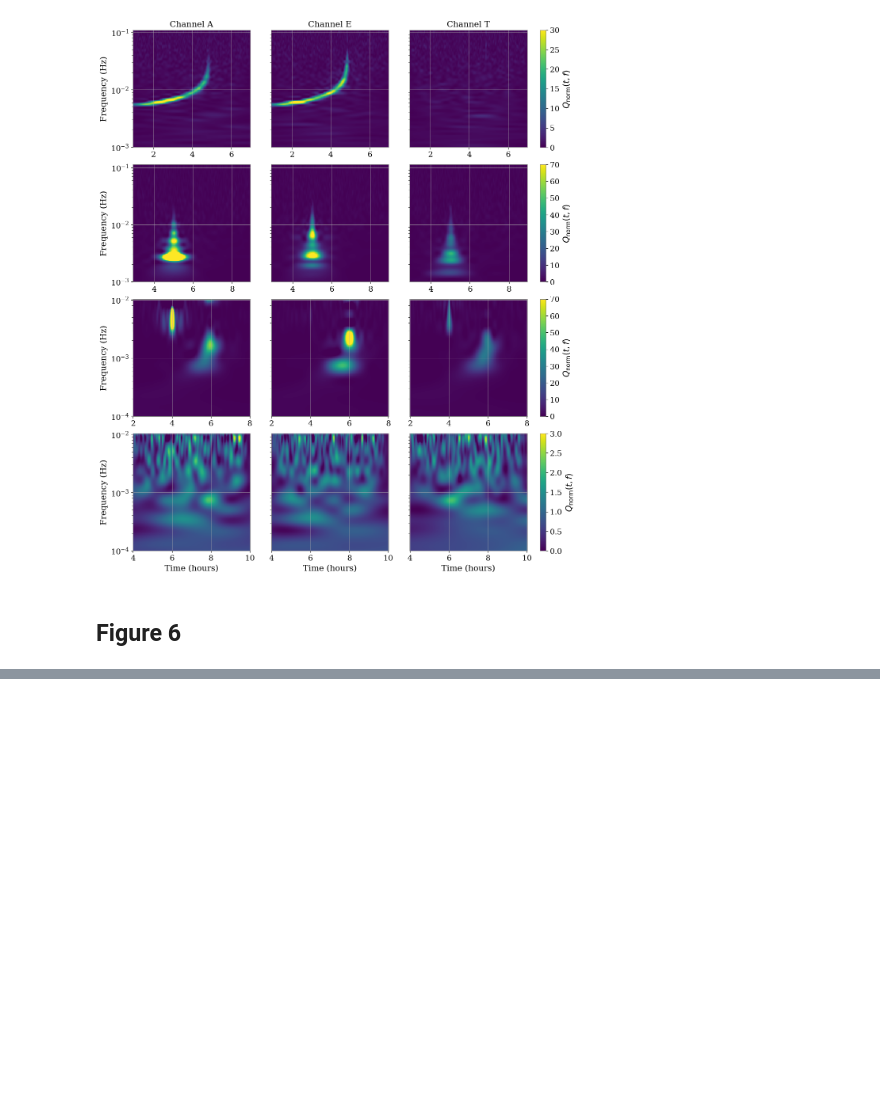
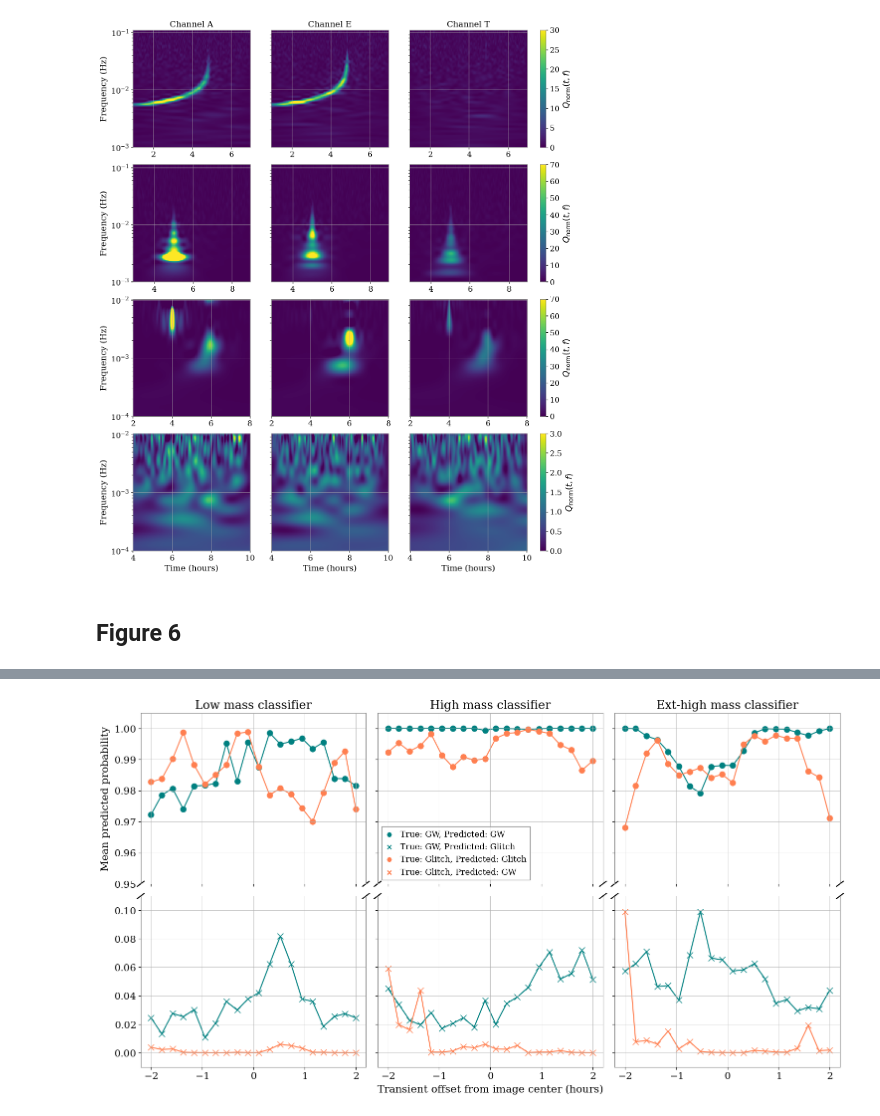
Before and after one commit to AryamannRao/LISAGlitchSignalClassifier, a Jupyter notebook: src/notebooks/figure_generator.ipynb, the cells around one changed output, grey strips where cells are left out. Cells and saved outputs as stored; diff of their text form; code cells hidden in the pictures; blank space fills up the shorter version.

Commit message:
Implemented time centering inference

```diff
--- a/src/notebooks/figure_generator.ipynb
+++ b/src/notebooks/figure_generator.ipynb
@@ -394,0 +415,80 @@ plt.show()
+# %%
+fig = plt.figure(figsize=(15, 8), constrained_layout=True)
+
+categories = ['low_mass', 'high_mass', 'ext_high_mass']
+titles = ['Low mass classifier', 'High mass classifier', 'Ext-high mass classifier']
+
+# create 2 rows × 3 columns (top + bottom for each)
+gs = fig.add_gridspec(2, 3, height_ratios=[1, 1])
+
+axes_top = []
+axes_bot = []
+
+for i in range(3):
+    if i == 0:
+        axes_top.append(fig.add_subplot(gs[0, i]))
+        axes_bot.append(fig.add_subplot(gs[1, i], sharex=axes_top[i]))
+    else:
+        axes_top.append(fig.add_subplot(gs[0, i], sharey=axes_top[0]))
+        axes_bot.append(fig.add_subplot(gs[1, i], sharex=axes_top[i], sharey=axes_bot[0]))
+
+for i in range(1, 3):
+    axes_top[i].tick_params(labelleft=False)
+    axes_bot[i].tick_params(labelleft=False)
+
+for i, category in enumerate(categories):
+    save_dir = INFERENCE_DATASETS / 'timecen_datasets' / category
+    results = np.load(save_dir / 'inference_results.npz')
+
+    times = results['times'] / 3600
+    gw_acc = results['gw_acc']
+    glitch_acc = results['glitch_acc']
+
+    # plot on BOTH axes
+    s = 8
+    for ax in [axes_top[i], axes_bot[i]]:
+        ax.plot(times, gw_acc[:,0], marker='o', markersize=s, color='teal')
+        ax.plot(times, gw_acc[:,1], marker='x', markersize=s, color='teal')
+        ax.plot(times, glitch_acc[:,1], marker='o', markersize=s, color='coral')
+        ax.plot(times, glitch_acc[:,0], marker='x', markersize=s, color='coral')
+
+    # set limits
+    axes_top[i].set_ylim(0.95, 1.005)
+    axes_bot[i].set_ylim(-0.01, 0.11)
+
+    # titles / labels
+    axes_top[i].set_title(titles[i])
+
+    # remove middle spines
+    axes_top[i].spines['bottom'].set_visible(False)
+    axes_bot[i].spines['top'].set_visible(False)
+
+    axes_top[i].tick_params(labelbottom=False)
+    axes_bot[i].xaxis.tick_bottom()
+
+    # diagonal break marks
+    d = 0.015
+    kwargs = dict(transform=axes_top[i].transAxes, color='k', clip_on=False)
+    axes_top[i].plot((-d, +d), (-d, +d), **kwargs)
+    axes_top[i].plot((1-d, 1+d), (-d, +d), **kwargs)
+
+    kwargs.update(transform=axes_bot[i].transAxes)
+    axes_bot[i].plot((-d, +d), (1-d, 1+d), **kwargs)
+    axes_bot[i].plot((1-d, 1+d), (1-d, 1+d), **kwargs)
+
+# y-label only once
+axes_top[0].set_ylabel('Mean predicted probability')
+axes_bot[1].set_xlabel('Transient offset from image center (hours)')
+
+# legend (only once)
+axes_top[1].scatter([], [], marker='o', color='teal', label='True: GW, Predicted: GW')
+axes_top[1].scatter([], [], marker='x', color='teal', label='True: GW, Predicted: Glitch')
+axes_top[1].scatter([], [], marker='o', color='coral', label='True: Glitch, Predicted: Glitch')
+axes_top[1].scatter([], [], marker='x', color='coral', label='True: Glitch, Predicted: GW')
+axes_top[1].legend(fontsize=12)
+
+#plt.ylabel('Mean predicted probability')
+plt.savefig(FIGURES / 'time_centering.png', dpi=300, bbox_inches='tight')
+plt.show()
+# %% [output]
+[figure, added]
```
Also changed, not shown: parts of 4 cells of this notebook, 7 other files.
